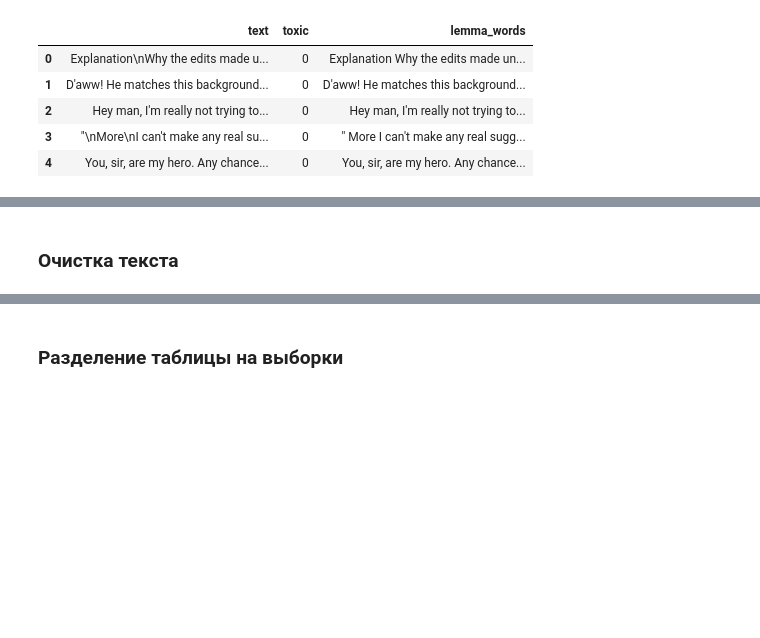
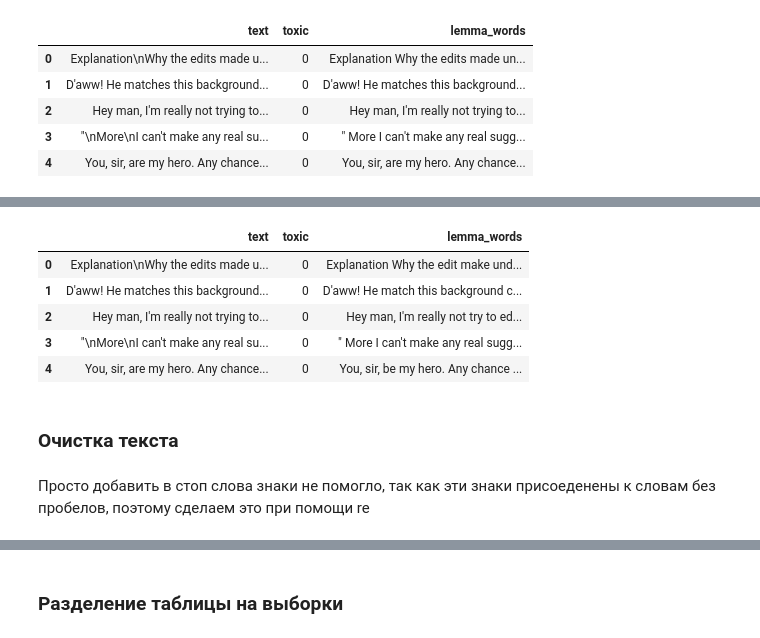
Before and after one commit to AVplusTV/Py_project, a Jupyter notebook: 18_toxic_tweets_tf_idf.ipynb, the cells around one changed output, grey strips where cells are left out. Cells and saved outputs as stored; diff of their text form; code cells hidden in the pictures; blank space fills up the shorter version.

```diff
--- a/18_toxic_tweets_tf_idf.ipynb
+++ b/18_toxic_tweets_tf_idf.ipynb
@@ -154,2 +229,11 @@ df.head()
+# %%
+df.head()
+# %% [output]
+|  | text | toxic | lemma_words |
+| 0 | Explanation\nWhy the edits made u... | 0 | Explanation Why the edit make und... |
+| 1 | D'aww! He matches this background... | 0 | D'aww! He match this background c... |
+| 2 | Hey man, I'm really not trying to... | 0 | Hey man, I'm really not try to ed... |
+| 3 | "\nMore\nI can't make any real su... | 0 | " More I can't make any real sugg... |
+| 4 | You, sir, are my hero. Any chance... | 0 | You, sir, be my hero. Any chance ... |
 # %% [markdown]
 ### Очистка текста
@@ -156 +248,3 @@ df.head()
+# %% [markdown]
+Просто добавить в стоп слова знаки не помогло, так как эти знаки присоеденены к словам без пробелов, поэтому сделаем это при помощи re
 # %%
```
Also changed, not shown: parts of 63 cells of this notebook.
